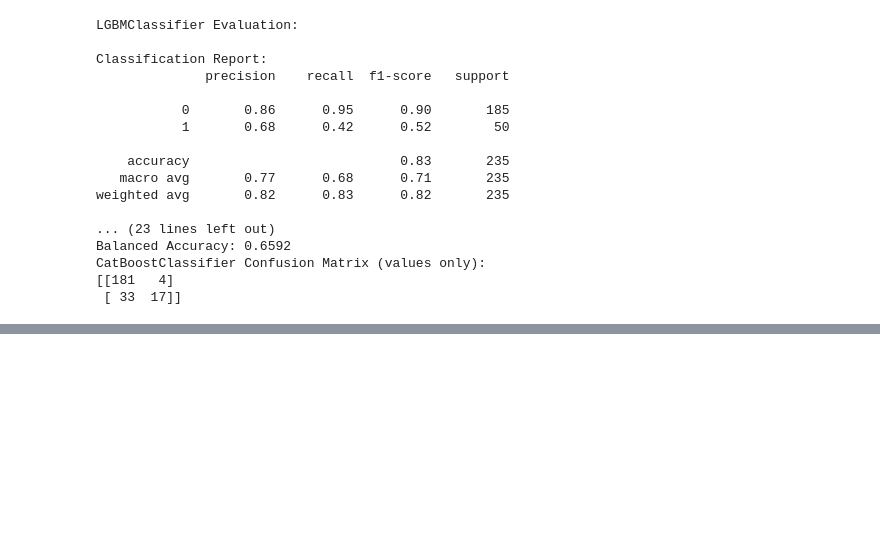
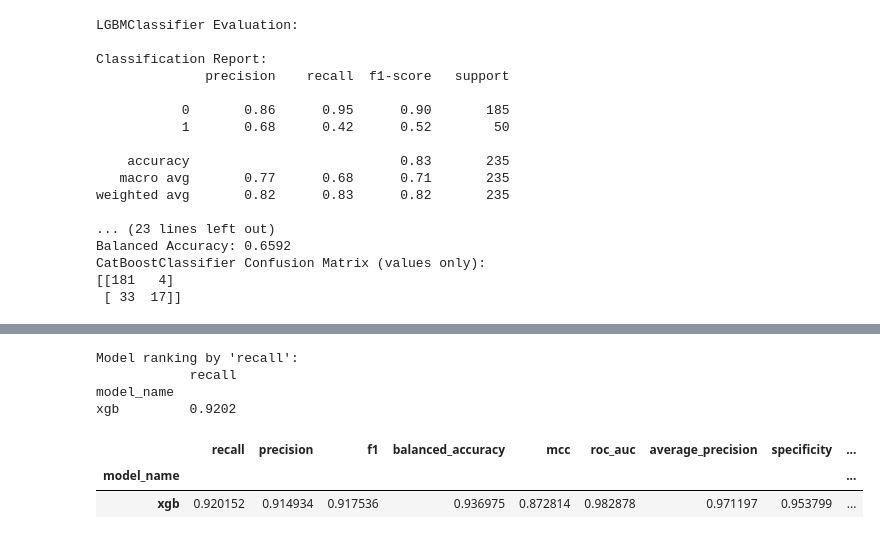
Before and after one commit to MAP9900/Convoy-Predictor-Project, a Jupyter notebook: notebooks/models/Classification_Test_2.ipynb, the cells around one changed output, grey strips where cells are left out. Saved outputs shown, nothing was run; the diff lists cells and outputs as text; code cells hidden in the pictures; blank space fills up the shorter version.

```diff
--- a/notebooks/models/Classification_Test_2.ipynb
+++ b/notebooks/models/Classification_Test_2.ipynb
@@ -278,0 +396,10 @@ CatBoostClassifier Confusion Matrix (values only):
+# %%
+refiner.compare_models(metric="recall")
+# %% [output]
+Model ranking by 'recall':
+            recall
+model_name
+xgb         0.9202
+|  | recall | precision | f1 | balanced_accuracy | mcc | roc_auc | average_precision | specificity | ... |
+| model_name |  |  |  |  |  |  |  |  | ... |
+| xgb | 0.920152 | 0.914934 | 0.917536 | 0.936975 | 0.872814 | 0.982878 | 0.971197 | 0.953799 | ... |
```
Also changed, not shown: parts of 5 cells of this notebook, 2 other files.
